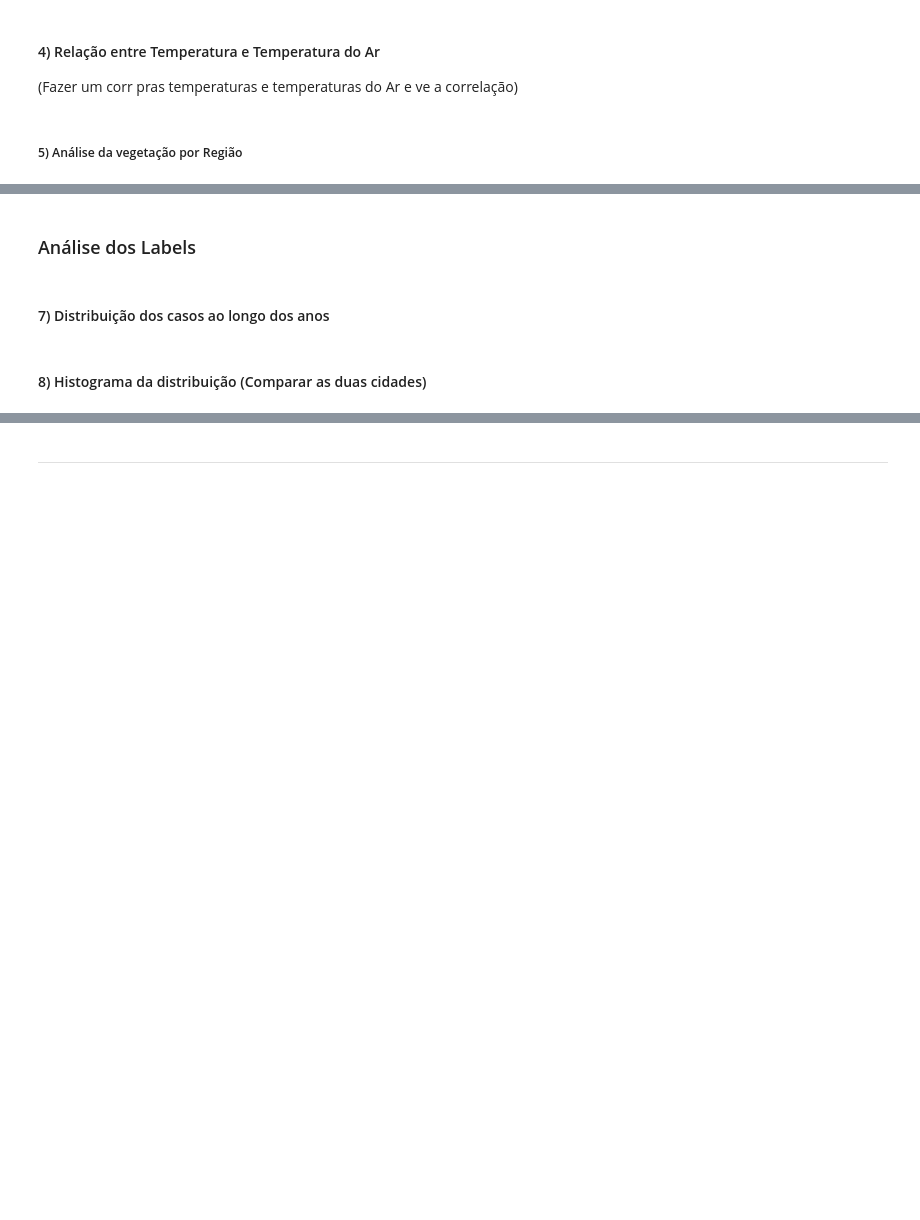
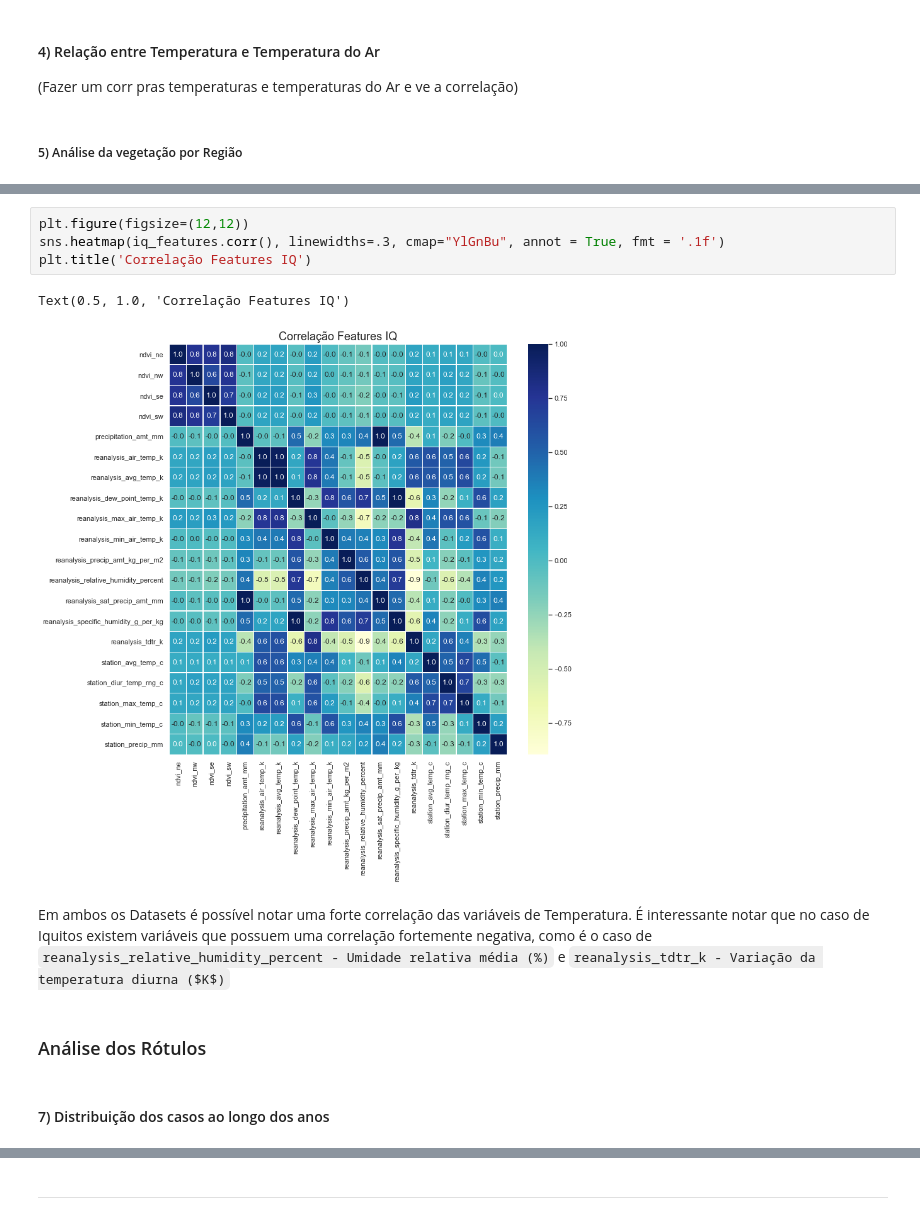
Before and after one commit to ciencia-dados-ifsp-grupo5/DengAI, a Jupyter notebook: notebooks/dengAI.ipynb, the cells around one changed output, grey strips where cells are left out. Saved outputs shown, nothing was run; the diff lists cells and outputs as text; blank space fills up the shorter version.

```diff
--- a/notebooks/dengAI.ipynb
+++ b/notebooks/dengAI.ipynb
@@ -502,6 +511,13 @@ Pela tabela e o gráfico apresentado, é possível ver que a variação de umida
+# %%
+plt.figure(figsize=(12,12))
+sns.heatmap(iq_features.corr(), linewidths=.3, cmap="YlGnBu", annot = True, fmt = '.1f')
+plt.title('Correlação Features IQ')
+# %% [output]
+Text(0.5, 1.0, 'Correlação Features IQ')
+[figure, added]
+# %% [markdown]
+Em ambos os Datasets é possível notar uma forte correlação das variáveis de Temperatura. É interessante notar que no caso de Iquitos existem variáveis que possuem uma correlação fortemente negativa, como é o caso de `reanalysis_relative_humidity_percent - Umidade relativa média (%)` e `reanalysis_tdtr_k - Variação da temperatura diurna ($K$)`
 # %% [markdown]
-### Análise dos Labels
+### Análise dos Rótulos
 # %% [markdown]
 #### 7) Distribuição dos casos ao longo dos anos
-# %% [markdown]
-#### 8) Histograma da distribuição (Comparar as duas cidades)
```
Also changed, not shown: parts of 11 cells of this notebook.
